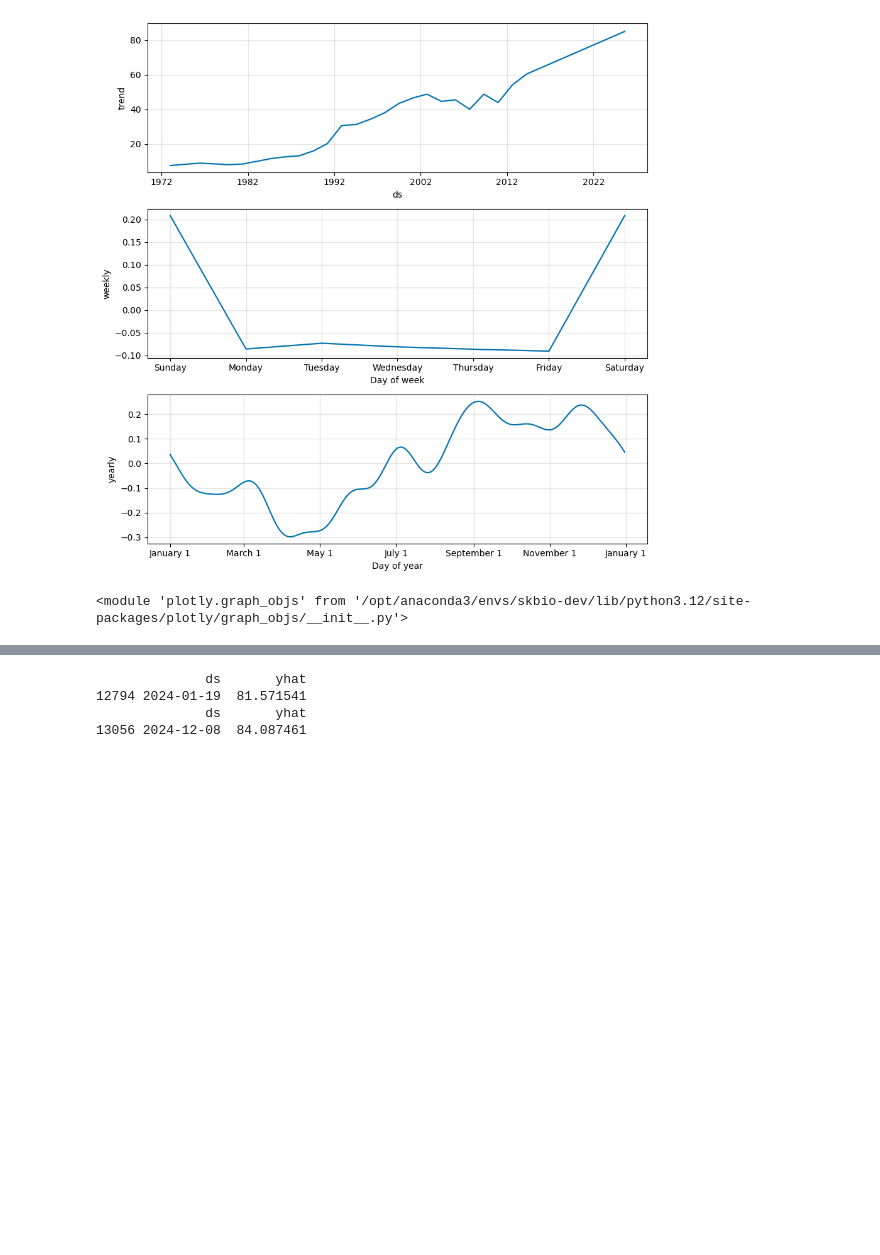
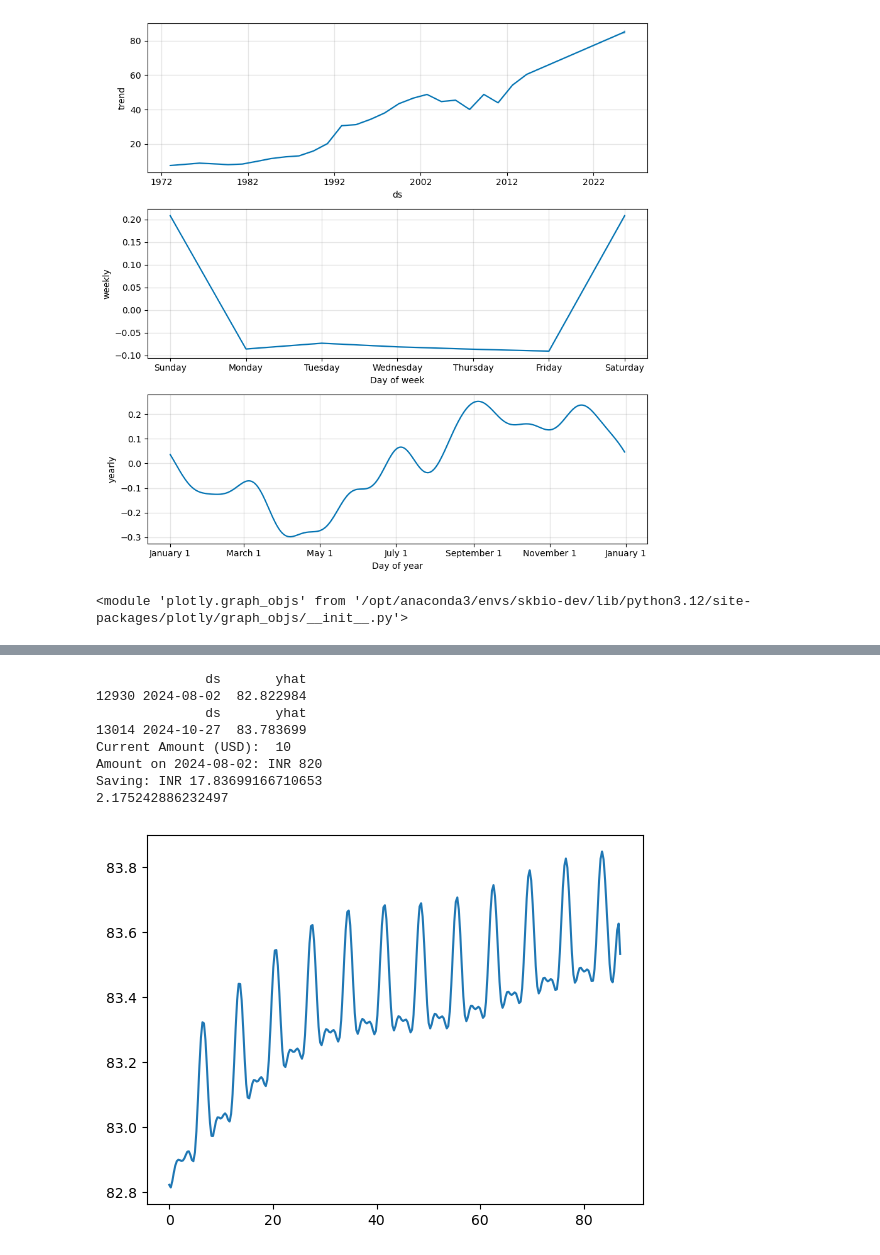
Before and after one commit to aryankeluskar/easywire, a Jupyter notebook: usd_inr.ipynb, the cells around one changed output, grey strips where cells are left out. Drawn from its saved outputs; the diff is of its cells as text; code cells hidden in the pictures; blank space fills up the shorter version.

```diff
--- a/usd_inr.ipynb
+++ b/usd_inr.ipynb
@@ -114,6 +118,11 @@ The behavior of DatetimeProperties.to_pydatetime is deprecated, in a future vers
 # %%
 # get yhat from fcst where ds is between 2024-08-10 and 2024-08-30
-fy2024 = fcst[(fcst['ds'] > '2024-01-01') & (fcst['ds'] < '2024-12-30')][['ds', 'yhat']]
+from math import floor
+
+start = '2024-08-01'
+end = '2024-10-30'
+
+fy2024 = fcst[(fcst['ds'] > start) & (fcst['ds'] < end)][['ds', 'yhat']]
 
 # get lowest in fy2024 along with date
 low = fy2024[fy2024['yhat'] == fy2024['yhat'].min()]
@@ -123,8 +132,38 @@ high = fy2024[fy2024['yhat'] == fy2024['yhat'].max()]
 
 print(low)
 print(high)
+
+low_p = floor(list(low["yhat"])[0])
+high_p = list(high["yhat"])[0]
+
+amt = 10
+print("Current Amount (USD): ", amt)
+
+print(f"Amount on {str(low['ds'].values[0])[:10]}: INR", amt*low_p)
+print("Saving: INR", (amt*high_p - amt*low_p))
+
+print(((high_p-low_p)/low_p)*100)
 # %% [output]
               ds       yhat
-12794 2024-01-19  81.571541
+12930 2024-08-02  82.822984
               ds       yhat
-13056 2024-12-08  84.087461
+13014 2024-10-27  83.783699
+Current Amount (USD):  10
+Amount on 2024-08-02: INR 820
+Saving: INR 17.83699166710653
+2.175242886232497
+# %%
+# plot a figure with only data from start to end
+rel = (fcst[(fcst['ds'] > start) & (fcst['ds'] < end)])
+
+prices = rel['yhat']
+dates = rel['ds']
+
+from scipy.interpolate import make_interp_spline, BSpline
+xnew = np.linspace(0, len(prices), 300)
+spl = make_interp_spline(range(len(prices)), prices, k=5)
+y_smooth = spl(xnew)
+plt.plot(xnew, y_smooth)
+plt.savefig('rel.png')
+# %% [output]
+[figure, added]
```
Also changed, not shown: parts of 6 cells of this notebook, 4 other files.
